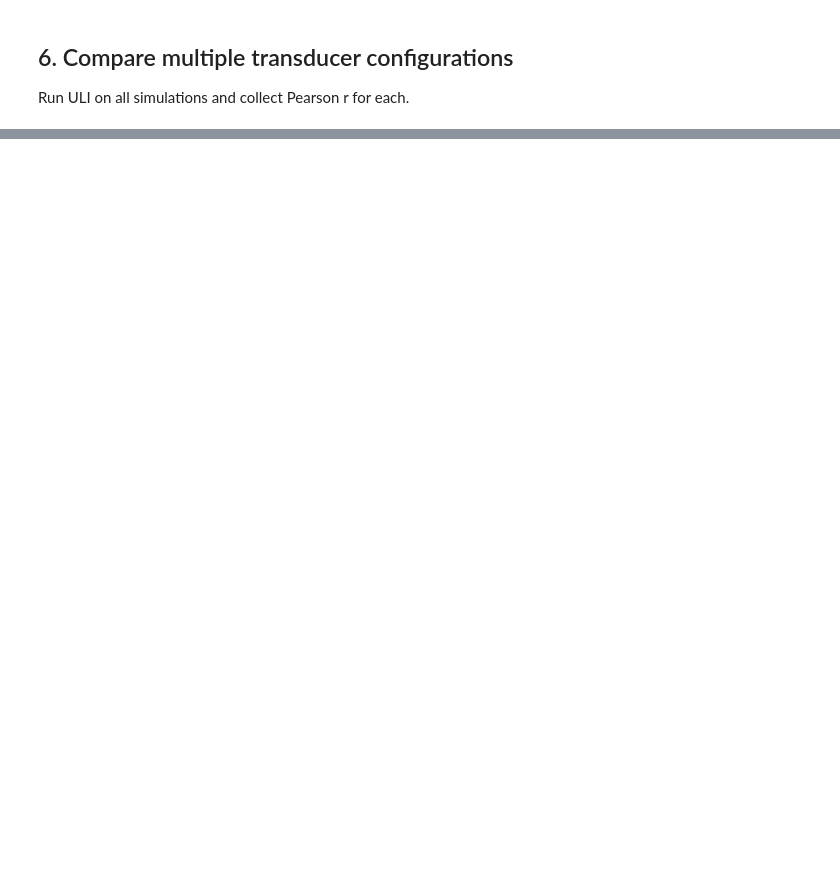
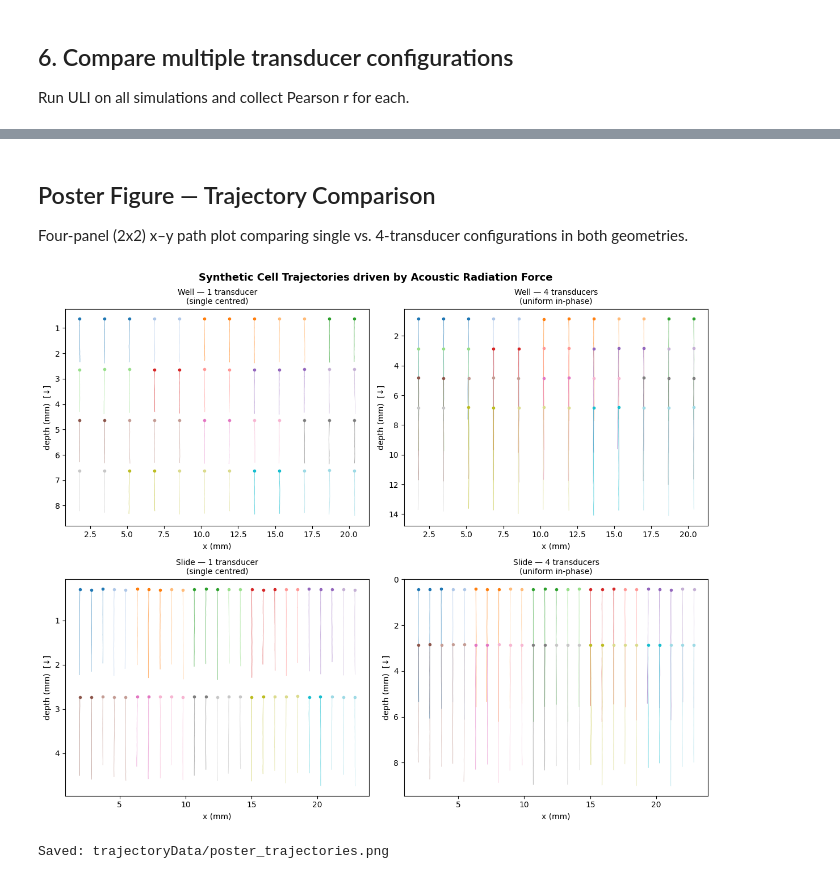
Before and after one commit to davisbone/Bespoke-Ultrasound, a Jupyter notebook: 04underdampedSFI.ipynb, the cells around one changed output, grey strips where cells are left out. Saved outputs shown, nothing was run; the diff lists cells and outputs as text; code cells hidden in the pictures; blank space fills up the shorter version.

```diff
--- a/04underdampedSFI.ipynb
+++ b/04underdampedSFI.ipynb
@@ -439,7 +461,7 @@ plt.show()
 Run ULI on all simulations and collect Pearson r for each.
 # %%
 def run_uli(sim_entry):
-    \"\"\"Full ULI pipeline for one simulation. Returns (r_full, r_2mm, rmse, gamma_inferred, S).\"\"\"
+    """Full ULI pipeline for one simulation. Returns (r_full, r_2mm, rmse, gamma_inferred, S)."""
     data, dt = load_trajectories(sim_entry)
 
     S = SFI.UnderdampedLangevinInference(data)
@@ -620,0 +678,56 @@ The ULI inference operates on trajectories that explore the spatial force landsc
+# %% [markdown]
+## Poster Figure — Trajectory Comparison
+
+Four-panel (2x2) x–y path plot comparing single vs. 4-transducer configurations in both geometries.
+# %%
+def find_entry(geo, n_tx, occurrence=0):
+    """Return the nth entry matching geometry and n_transducers (0 = first = uniform in-phase)."""
+    matches = [m for m in traj_meta if m['geometry'] == geo and m['n_transducers'] == n_tx]
+    return matches[occurrence]
+
+poster_entries = [
+    find_entry('well',  1),   # single centred
+    find_entry('well',  4),   # uniform in-phase (first 8-tx entry)
+    find_entry('slide', 1),   # single centred
+    find_entry('slide', 4),   # uniform in-phase (first 8-tx entry)
+]
+
+titles = [
+    'Well — 1 transducer\n(single centred)',
+    'Well — 4 transducers\n(uniform in-phase)',
+    'Slide — 1 transducer\n(single centred)',
+    'Slide — 4 transducers\n(uniform in-phase)',
+]
+
+fig, axes = plt.subplots(2, 2, figsize=(12, 10))
+fig.suptitle('Synthetic Cell Trajectories driven by Acoustic Radiation Force',
+             fontsize=13, fontweight='bold')
+
+for ax, entry, title in zip(axes.ravel(), poster_entries, titles):
+    _, particle_indices, time_indices, xvals = \
+        SFI.SFI_utils.load_trajectory_csv(entry['trajectory_file'])
+
+    n_cells = int(particle_indices.max()) + 1
+    colors  = plt.cm.tab20(np.linspace(0, 1, n_cells))
+
+    for pid in range(n_cells):
+        mask  = particle_indices == pid
+        x_mm  = xvals[mask, 0] * 1e3
+        y_mm  = xvals[mask, 1] * 1e3
+        col   = colors[pid % len(colors)]
+        ax.plot(x_mm, y_mm, lw=0.7, alpha=0.6, color=col)
+        ax.plot(x_mm[0], y_mm[0], 'o', ms=3, color=col)
+
+    ax.invert_yaxis()
+    ax.set_xlabel('x (mm)')
+    ax.set_ylabel('depth (mm)  [↓]')
+    ax.set_title(title, fontsize=10)
+
+plt.tight_layout()
+png_path = 'trajectoryData/poster_trajectories.png'
+plt.savefig(png_path, dpi=150, bbox_inches='tight')
+plt.show()
+print(f'Saved: {png_path}')
+# %% [output]
+[figure, added]
+Saved: trajectoryData/poster_trajectories.png
```
Also changed, not shown: parts of 17 cells of this notebook.
